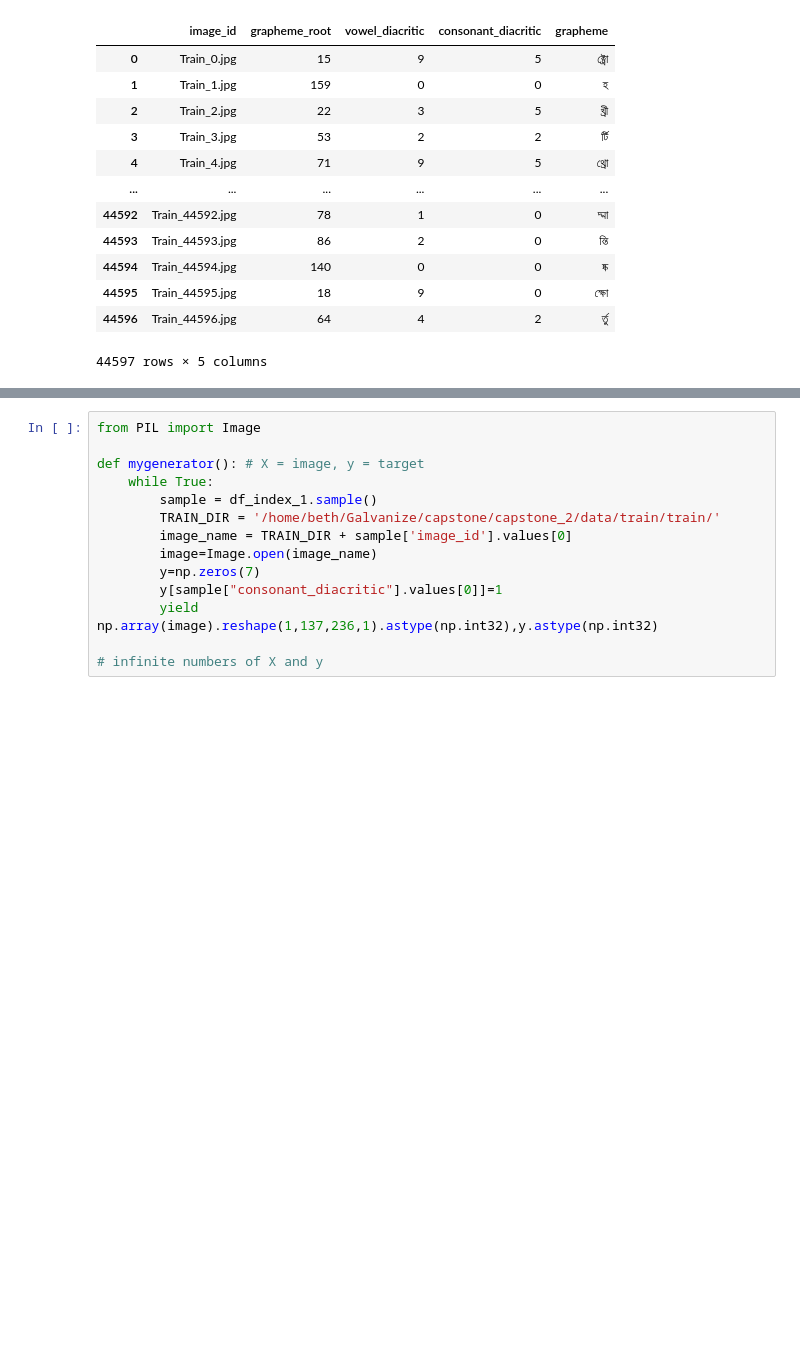
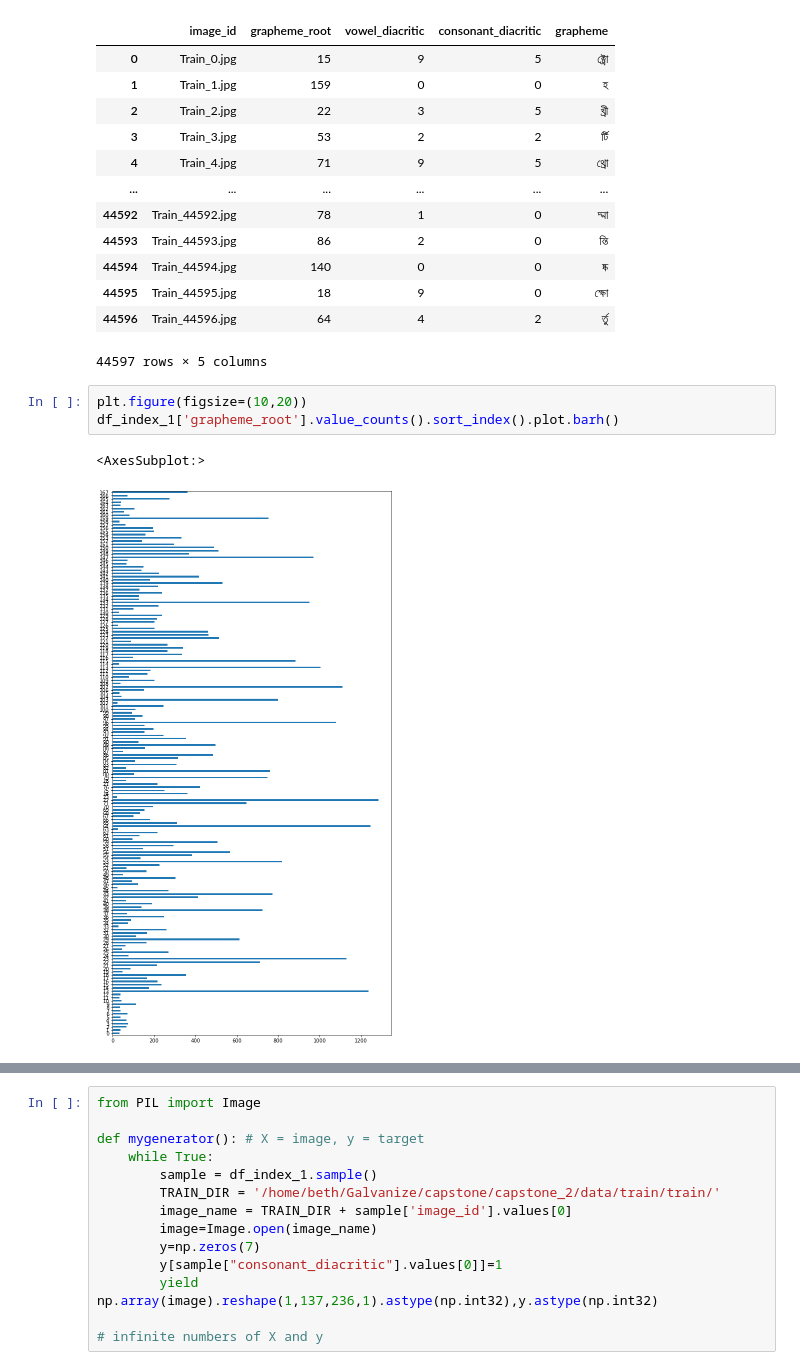
Before and after one commit to bethsung1011/capstone_2, a Jupyter notebook: src/3_29_2021_dry_run.ipynb, the cells around one changed output, grey strips where cells are left out. Drawn from its saved outputs; the diff is of its cells as text; blank space fills up the shorter version.

```diff
--- a/src/3_29_2021_dry_run.ipynb
+++ b/src/3_29_2021_dry_run.ipynb
@@ -111,3 +131,9 @@ df_index_1
 | 44595 | Train_44595.jpg | 18 | 9 | 0 | ক্ষো |
 | 44596 | Train_44596.jpg | 64 | 4 | 2 | র্তু |
 44597 rows × 5 columns
+# %%
+plt.figure(figsize=(10,20))
+df_index_1['grapheme_root'].value_counts().sort_index().plot.barh()
+# %% [output]
+<AxesSubplot:>
+[figure, added]
```
Also changed, not shown: parts of 11 cells of this notebook, 1 other file.
